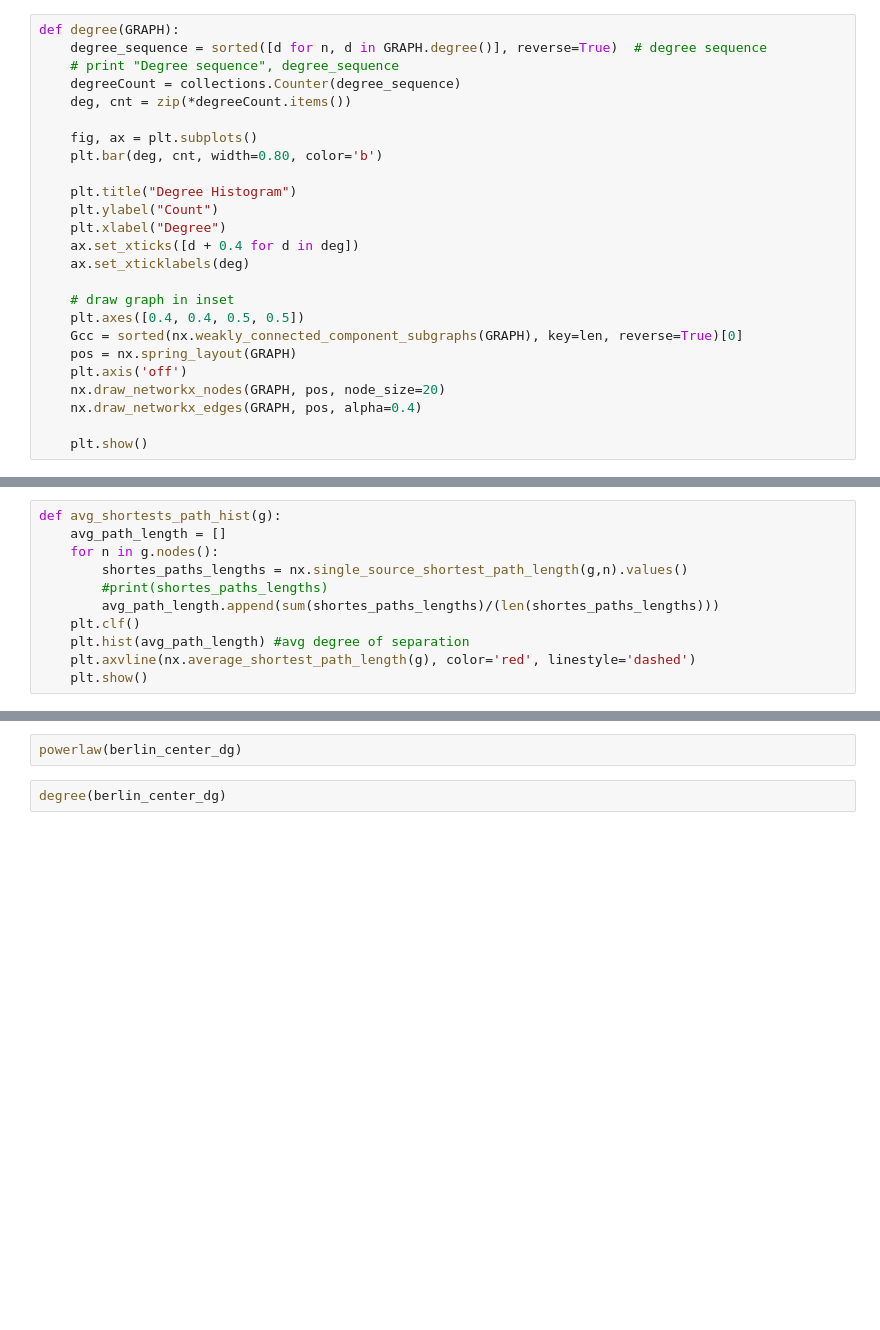
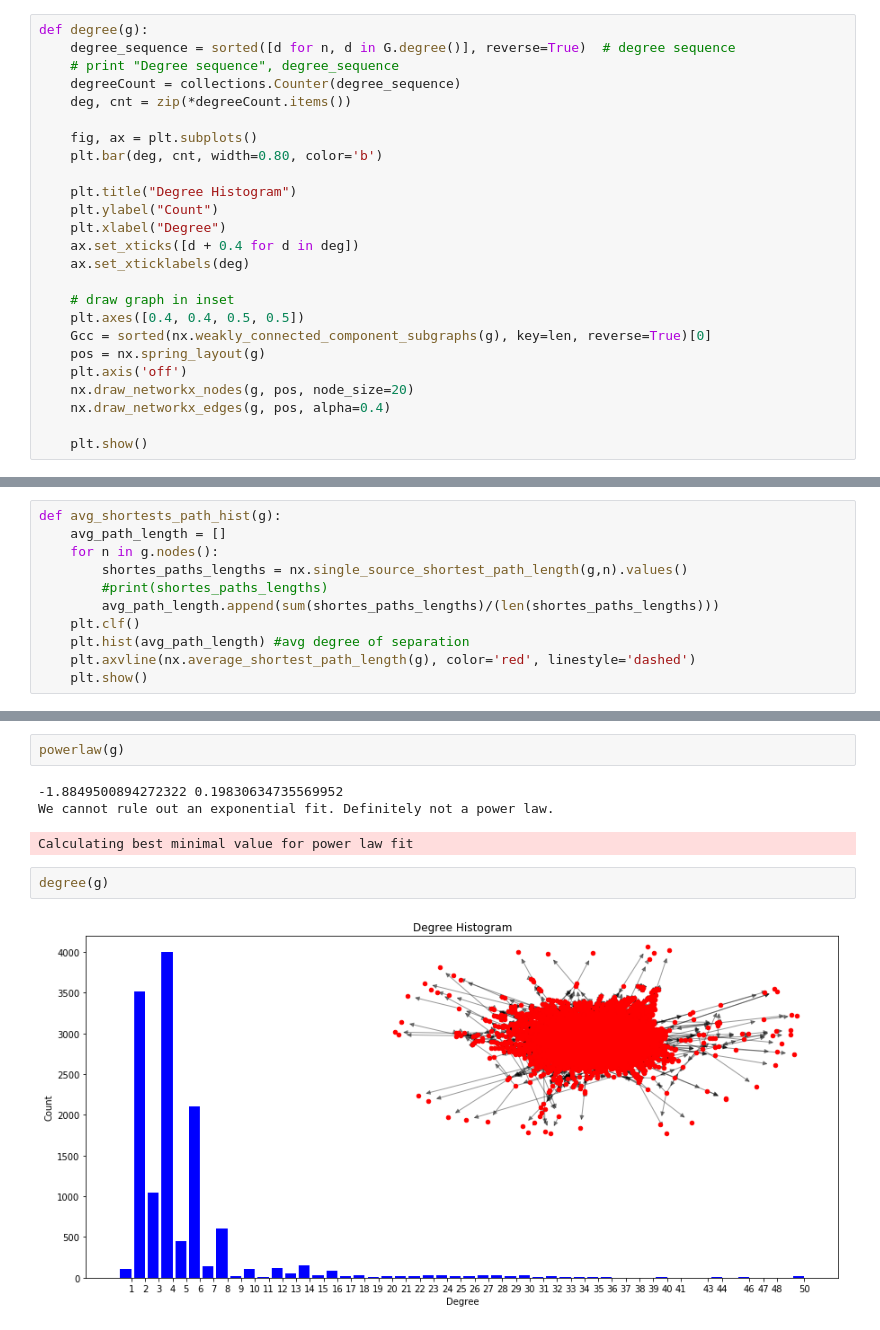
Before and after one commit to Player514/BerlinNetwork, a Jupyter notebook: Berlin_network_analysis.ipynb, the cells around one changed output, grey strips where cells are left out. Saved outputs shown, nothing was run; the diff lists cells and outputs as text; blank space fills up the shorter version.

```diff
--- a/Berlin_network_analysis.ipynb
+++ b/Berlin_network_analysis.ipynb
@@ -360,8 +218,8 @@ def powerlaw(G):
     else:
         print("We cannot rule out an exponential fit. Definitely not a power law.")
 # %%
-def degree(GRAPH):
-    degree_sequence = sorted([d for n, d in GRAPH.degree()], reverse=True)  # degree sequence
+def degree(g):
+    degree_sequence = sorted([d for n, d in G.degree()], reverse=True)  # degree sequence
     # print "Degree sequence", degree_sequence
     degreeCount = collections.Counter(degree_sequence)
     deg, cnt = zip(*degreeCount.items())
@@ -377,11 +235,11 @@ def degree(GRAPH):
 
     # draw graph in inset
     plt.axes([0.4, 0.4, 0.5, 0.5])
-    Gcc = sorted(nx.weakly_connected_component_subgraphs(GRAPH), key=len, reverse=True)[0]
-    pos = nx.spring_layout(GRAPH)
+    Gcc = sorted(nx.weakly_connected_component_subgraphs(g), key=len, reverse=True)[0]
+    pos = nx.spring_layout(g)
     plt.axis('off')
-    nx.draw_networkx_nodes(GRAPH, pos, node_size=20)
-    nx.draw_networkx_edges(GRAPH, pos, alpha=0.4)
+    nx.draw_networkx_nodes(g, pos, node_size=20)
+    nx.draw_networkx_edges(g, pos, alpha=0.4)
 
     plt.show()
 # %%
@@ -481,5 +356,11 @@ degree_analysis(berlin_center_dg)
 # %%
-powerlaw(berlin_center_dg)
+powerlaw(g)
+# %% [output]
+-1.8849500894272322 0.19830634735569952
+We cannot rule out an exponential fit. Definitely not a power law.
+Calculating best minimal value for power law fit
 # %%
-degree(berlin_center_dg)
+degree(g)
+# %% [output]
+[figure, added]
 # %%
```
Also changed, not shown: parts of 24 cells of this notebook, 1 other file.
